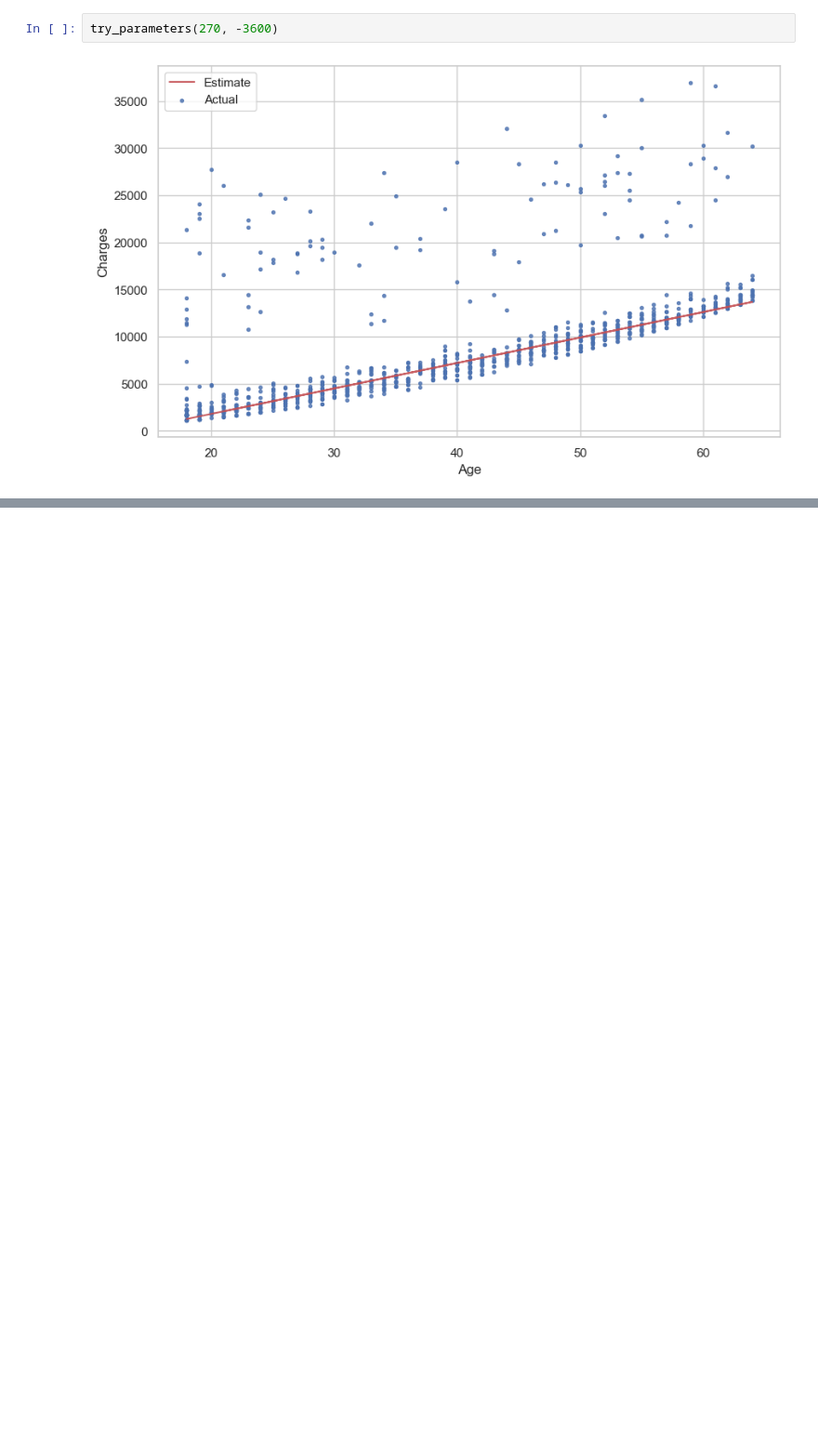
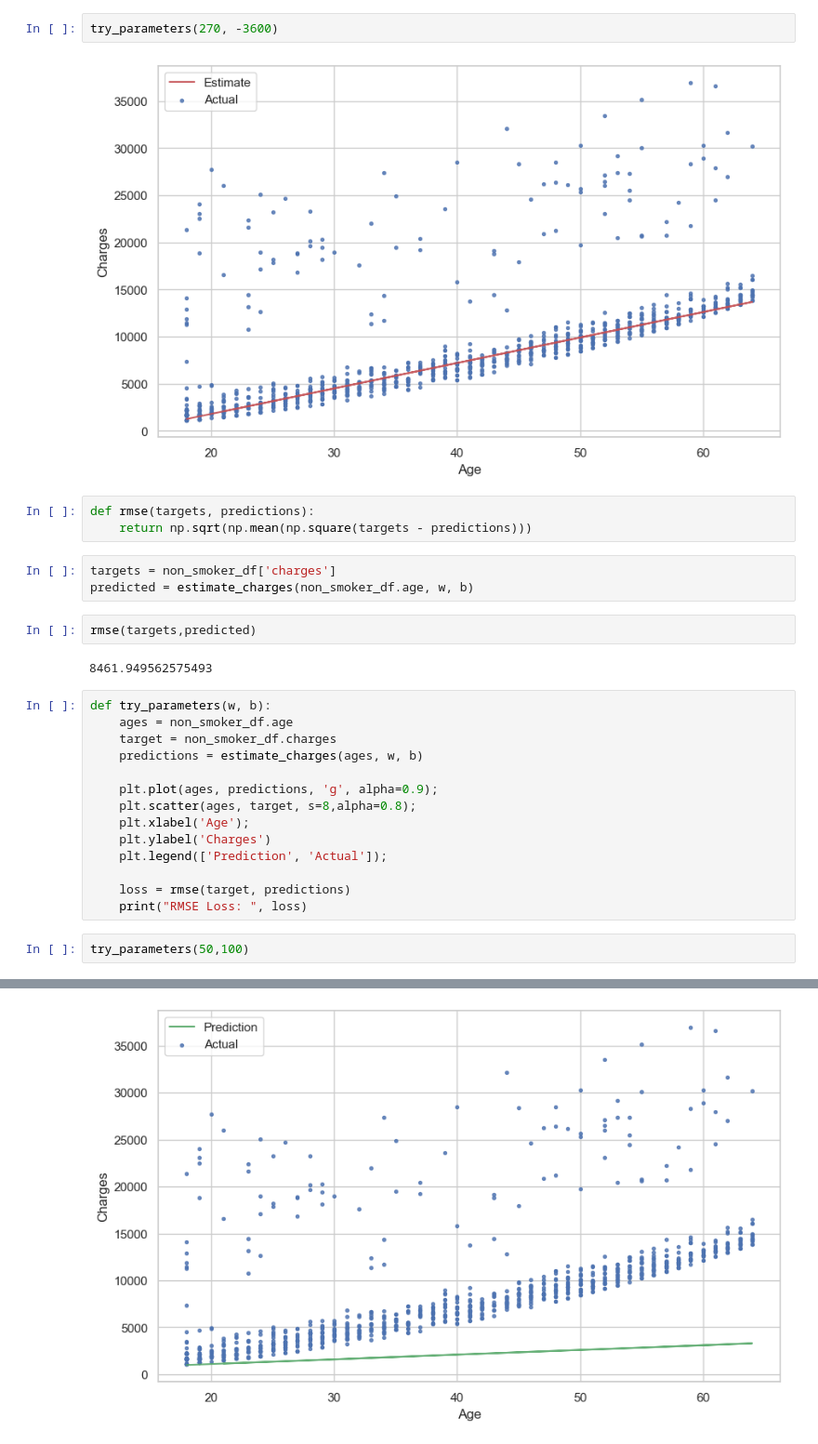
Before and after one commit to gachempa/KRBV0723, a Jupyter notebook: MachineLearning/ML-MedicalCharges.ipynb, the cells around one changed output, grey strips where cells are left out. Shown at 93% size. Saved outputs shown, nothing was run; the diff lists cells and outputs as text; blank space fills up the shorter version.

```diff
--- a/MachineLearning/ML-MedicalCharges.ipynb
+++ b/MachineLearning/ML-MedicalCharges.ipynb
@@ -309,3 +310,30 @@ try_parameters(400, 5000)
 try_parameters(270, -3600)
 # %% [output]
 [figure]
+# %%
+def rmse(targets, predictions):
+    return np.sqrt(np.mean(np.square(targets - predictions)))
+# %%
+targets = non_smoker_df['charges']
+predicted = estimate_charges(non_smoker_df.age, w, b)
+# %%
+rmse(targets,predicted)
+# %% [output]
+8461.949562575493
+# %%
+def try_parameters(w, b):
+    ages = non_smoker_df.age
+    target = non_smoker_df.charges
+    predictions = estimate_charges(ages, w, b)
+
+    plt.plot(ages, predictions, 'g', alpha=0.9);
+    plt.scatter(ages, target, s=8,alpha=0.8);
+    plt.xlabel('Age');
+    plt.ylabel('Charges')
+    plt.legend(['Prediction', 'Actual']);
+
+    loss = rmse(target, predictions)
+    print("RMSE Loss: ", loss)
+# %%
+try_parameters(50,100)
+# %% [output]
@@ -311,0 +341 @@ try_parameters(270, -3600)
+[figure, added]
```
Also changed, not shown: parts of 3 cells of this notebook.
